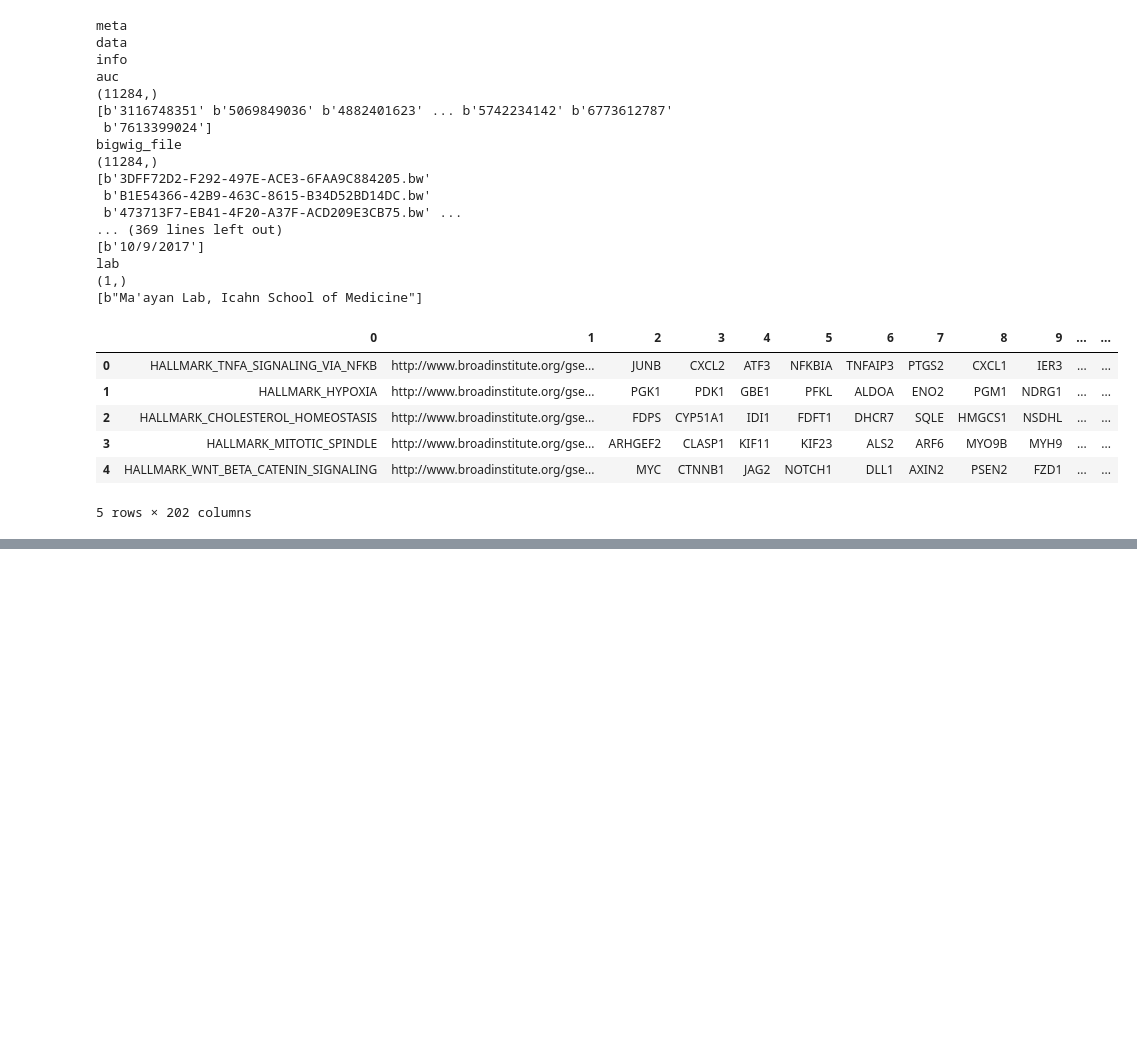
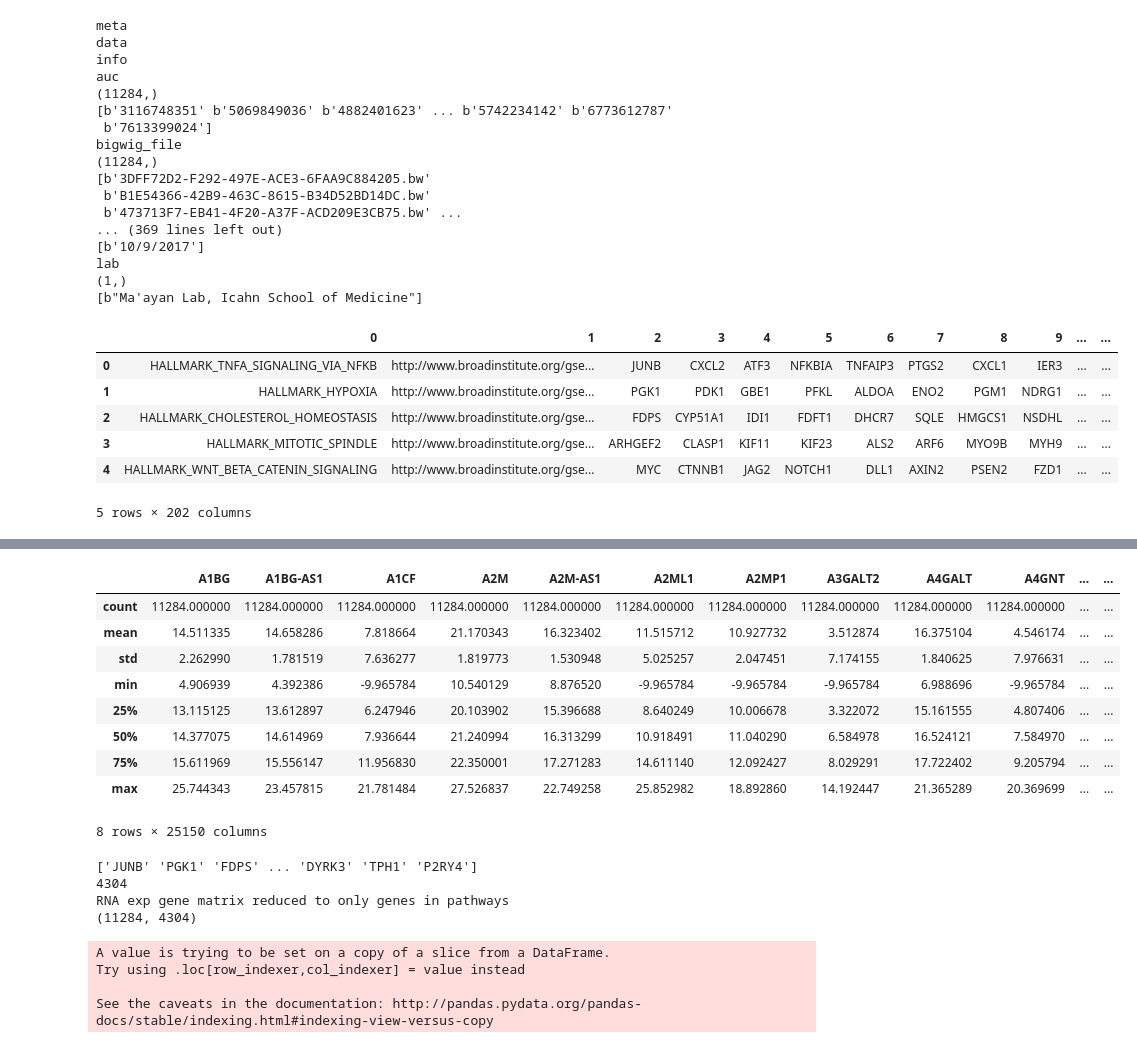
Before and after one commit to auriml/gen, a Jupyter notebook: TumorClassification.ipynb, the cells around one changed output, grey strips where cells are left out. Cells and saved outputs as stored; diff of their text form; code cells hidden in the pictures; blank space fills up the shorter version.

Commit message:
samples are preprocessed: RNAexp , H50 pathways,  groundtruth

```diff
--- a/TumorClassification.ipynb
+++ b/TumorClassification.ipynb
@@ -67,0 +103,3 @@ H50.head()
+# %%
+l = np.load('log2expression.npy')
+l
@@ -67,0 +120,55 @@ H50.head()
+# %%
+#associate gene names with RNA expression
+def f(x):
+    return x.decode("utf-8")
+genes = np.vectorize(f)(meta['genes'].value)
+df = pd.DataFrame(l, columns = genes)
+df.describe()
+# %% [output]
+|  | A1BG | A1BG-AS1 | A1CF | A2M | A2M-AS1 | A2ML1 | A2MP1 | A3GALT2 | A4GALT | A4GNT | ... | ... |
+| count | 11284.000000 | 11284.000000 | 11284.000000 | 11284.000000 | 11284.000000 | 11284.000000 | 11284.000000 | 11284.000000 | 11284.000000 | 11284.000000 | ... | ... |
+| mean | 14.511335 | 14.658286 | 7.818664 | 21.170343 | 16.323402 | 11.515712 | 10.927732 | 3.512874 | 16.375104 | 4.546174 | ... | ... |
+| std | 2.262990 | 1.781519 | 7.636277 | 1.819773 | 1.530948 | 5.025257 | 2.047451 | 7.174155 | 1.840625 | 7.976631 | ... | ... |
+| min | 4.906939 | 4.392386 | -9.965784 | 10.540129 | 8.876520 | -9.965784 | -9.965784 | -9.965784 | 6.988696 | -9.965784 | ... | ... |
+| 25% | 13.115125 | 13.612897 | 6.247946 | 20.103902 | 15.396688 | 8.640249 | 10.006678 | 3.322072 | 15.161555 | 4.807406 | ... | ... |
+| 50% | 14.377075 | 14.614969 | 7.936644 | 21.240994 | 16.313299 | 10.918491 | 11.040290 | 6.584978 | 16.524121 | 7.584970 | ... | ... |
+| 75% | 15.611969 | 15.556147 | 11.956830 | 22.350001 | 17.271283 | 14.611140 | 12.092427 | 8.029291 | 17.722402 | 9.205794 | ... | ... |
+| max | 25.744343 | 23.457815 | 21.781484 | 27.526837 | 22.749258 | 25.852982 | 18.892860 | 14.192447 | 21.365289 | 20.369699 | ... | ... |
+8 rows × 25150 columns
+# %%
+#One hot 50 signaling pathways for each instance
+#1. Select only genes involved in pathways
+print(genePath_set)
+genePath_I_geneRNA= set(df.columns).intersection(set(genePath_set))
+print(len(genePath_I_geneRNA))
+df_s = df[list(genePath_I_geneRNA)]
+print("RNA exp gene matrix reduced to only genes in pathways")
+print(df_s.shape)
+# %% [output]
+['JUNB' 'PGK1' 'FDPS' ... 'DYRK3' 'TPH1' 'P2RY4']
+4304
+RNA exp gene matrix reduced to only genes in pathways
+(11284, 4304)
+# %%
+#2. Add result of pathway enrichment analysis for 50 Cancer Hallmark pathways as categorical variables:
+#Array of 50 boolean
+#If all genes involved on each signaling pathway from H50 are RNA log2 expressed > 0 then this pathway is assigned True in the sample
+def f(row):
+    a = []
+    for index, p in H50.iterrows():
+        #print(p)
+        #exclude from pathway genes 'p' those that are not in genePath_I_geneRNA (Total 83)
+        p_s = set(p[2:]).intersection(genePath_I_geneRNA)
+        rna = row[list(p_s)]
+        #print (rna)
+        a.append(np.all(rna.values > 0))
+    return np.array(a)
+df_s['H50_onehot'] = df_s.apply(f, axis=1)
+#Merge H50 onehot with the full RNA expression matrix
+df['H50_onehot'] = df_s['H50_onehot']
+df.to_pickle("RNAexp_H50onehot.pkl")
+# %% [output]
+A value is trying to be set on a copy of a slice from a DataFrame.
+Try using .loc[row_indexer,col_indexer] = value instead
+
+See the caveats in the documentation: http://pandas.pydata.org/pandas-docs/stable/indexing.html#indexing-view-versus-copy
```
Also changed, not shown: parts of 12 cells of this notebook.
